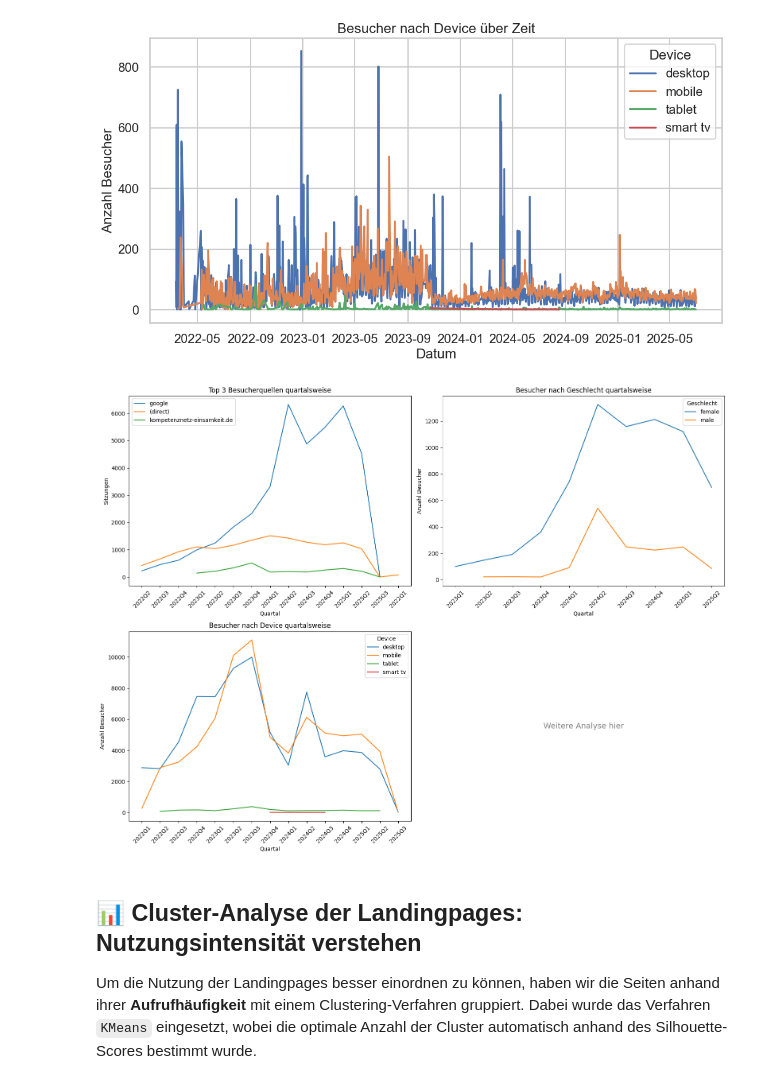
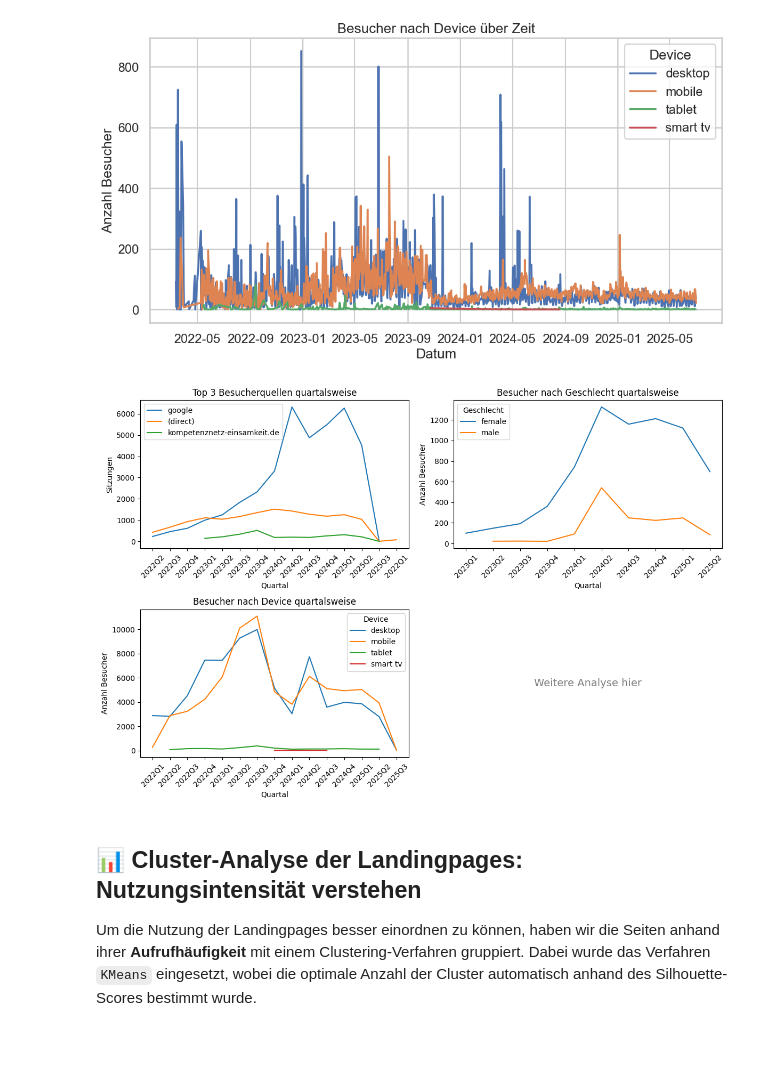
Before and after one commit to AmerorasWorks/Redezeit-Analyse, a Jupyter notebook: src/analytix/redezeit_analytix/Datenüberblick.ipynb, the cells around one changed output. Drawn from its saved outputs; the diff is of its cells as text; code cells hidden in the pictures; blank space fills up the shorter version.

```diff
--- a/src/analytix/redezeit_analytix/Datenüberblick.ipynb
+++ b/src/analytix/redezeit_analytix/Datenüberblick.ipynb
@@ -31,8 +31,12 @@ print("Alle Imports geladen")
 # %% [output]
 Alle Imports geladen
 # %%
+import psycopg2
+import configparser
+import os
+
 # 🔌 Verbindung zur PostgreSQL-Datenbank über .ini-Datei im Projekt-Hauptverzeichnis
-def db_connect(config_file='../../config.ini', section='postgresql'):
+def db_connect(config_file='../../../config.ini', section='postgresql'):
     parser = configparser.ConfigParser()
     parser.read(config_file)
 
@@ -736,7 +740,7 @@ def to_quarter(date_series):
     date_series = pd.to_datetime(date_series)
     return date_series.dt.to_period('Q').astype(str)
 
-fig, axs = plt.subplots(2, 2, figsize=(16, 12))
+fig, axs = plt.subplots(2, 2, figsize=(12, 8))
 
 # 1. Top 3 Besucherquellen
 top_sources = (
@@ -763,34 +767,34 @@ axs[0, 0].tick_params(axis='x', rotation=45)
 df_gender = df_who_was_visiting.copy()
 df_gender["quartal"] = to_quarter(df_gender["datum"])
 df_gender_agg = df_gender.groupby(["quartal", "kategorie"])["wert"].sum().reset_index()
 
 sns.lineplot(data=df_gender_agg, x="quartal", y="wert", hue="kategorie", ax=axs[0, 1])
 axs[0, 1].set_title("Besucher nach Geschlecht quartalsweise")
 axs[0, 1].set_xlabel("Quartal")
 axs[0, 1].set_ylabel("Anzahl Besucher")
 axs[0, 1].legend(title="Geschlecht")
 axs[0, 1].tick_params(axis='x', rotation=45)
 
 # 3. Devices quartalsweise
 df_devices = df_what_devices_used.copy()
 df_devices["quartal"] = to_quarter(df_devices["datum"])
 df_devices_agg = df_devices.groupby(["quartal", "kategorie"])["wert"].sum().reset_index()
 
 sns.lineplot(data=df_devices_agg, x="quartal", y="wert", hue="kategorie", ax=axs[1, 0])
 axs[1, 0].set_title("Besucher nach Device quartalsweise")
 axs[1, 0].set_xlabel("Quartal")
 axs[1, 0].set_ylabel("Anzahl Besucher")
 axs[1, 0].legend(title="Device")
 axs[1, 0].tick_params(axis='x', rotation=45)
 
 # 4. Leer lassen oder hier kannst du z.B. einen Text platzieren
 axs[1, 1].axis('off')
 axs[1, 1].text(0.5, 0.5, "Weitere Analyse hier", ha='center', va='center', fontsize=14, color='gray')
 
 plt.tight_layout()
 plt.show()
 # %% [output]
-[figure, old version]
+[figure, new version]
 # %% [markdown]
 ## 📊 Cluster-Analyse der Landingpages: Nutzungsintensität verstehen
 
```
Also changed, not shown: parts of 1 cell of this notebook, 2 other files.
